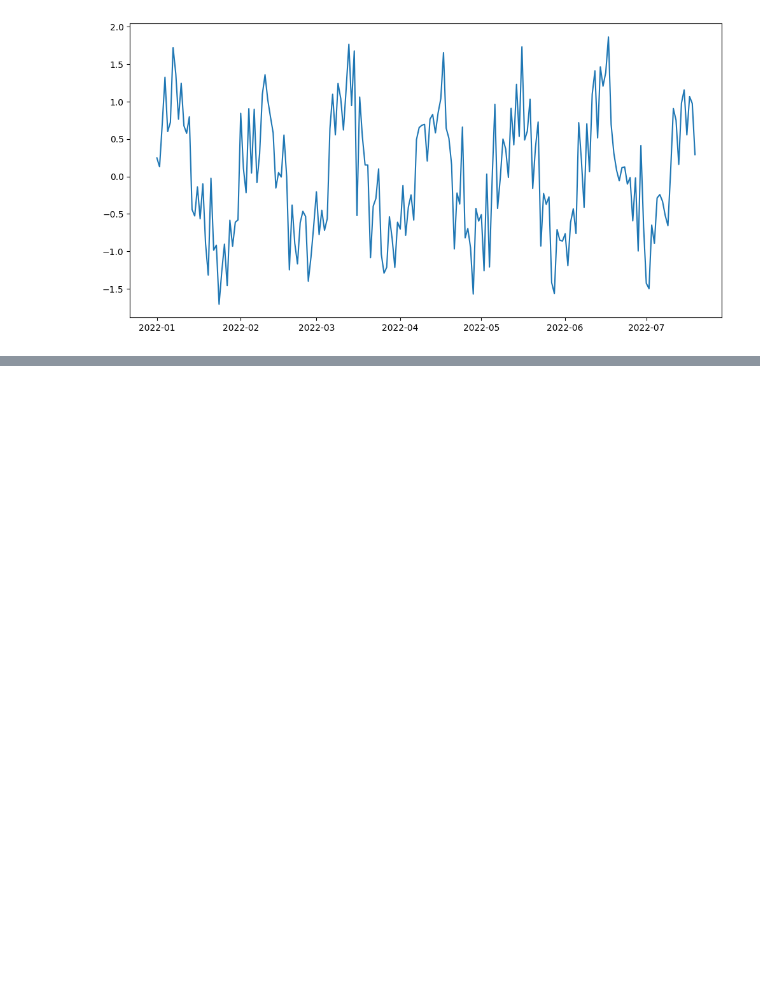
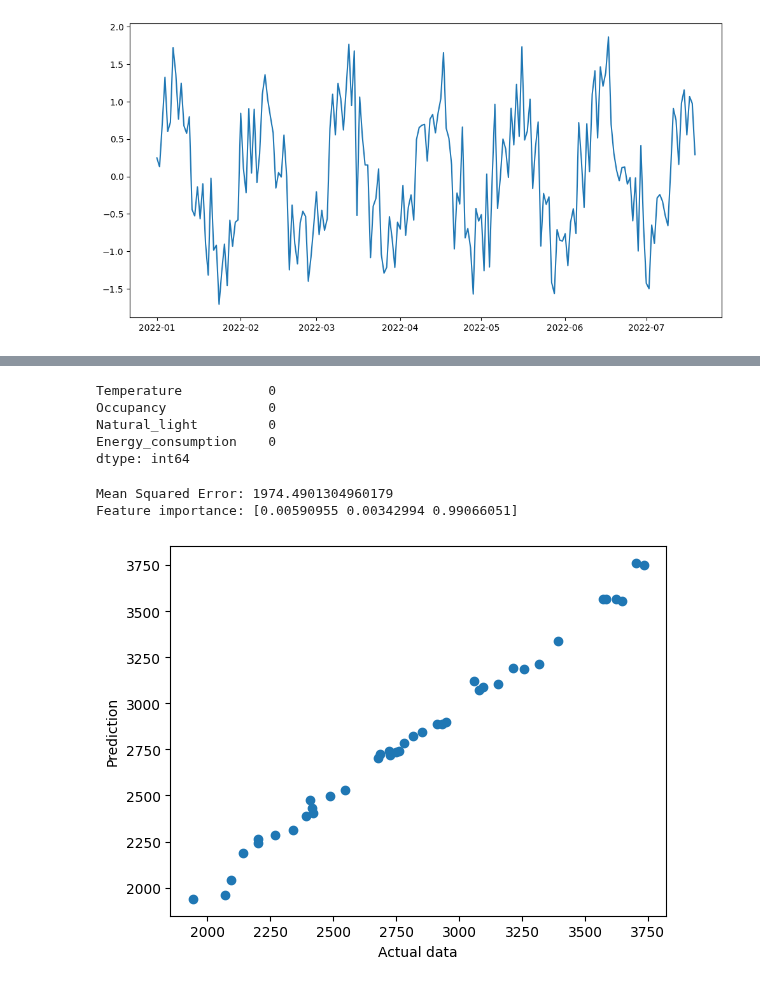
Before and after one commit to MrSimple07/MachineLearning_Practice, a Jupyter notebook: RandomML.ipynb, the cells around one changed output, grey strips where cells are left out. Drawn from its saved outputs; the diff is of its cells as text; code cells hidden in the pictures; blank space fills up the shorter version.

```diff
--- a/RandomML.ipynb
+++ b/RandomML.ipynb
@@ -281,0 +292,17 @@ plt.show()
+# %%
+np.random.seed(42)
+num_samples = 200
+
+temperature = np.random.normal(22,2, num_samples)
+occupancy = np.random.randint(0,2, num_samples)
+natural_light = np.random.normal(500,100, num_samples)
+energy_consumption = 100*occupancy + 10*temperature + 5*natural_light + np.random.normal(0,10, num_samples)
+
+df = pd.DataFrame({
+    'Temperature': temperature,
+    'Occupancy': occupancy,
+    'Natural_light': natural_light,
+    'Energy_consumption': energy_consumption
+})
+
+df.head()
@@ -281,0 +316,32 @@ plt.show()
+# %%
+df.isnull().sum()
+# %% [output]
+Temperature           0
+Occupancy             0
+Natural_light         0
+Energy_consumption    0
+dtype: int64
+# %%
+X = df.drop(['Energy_consumption'], axis =1)
+y = df['Energy_consumption']
+
+X_train, X_test, y_train, y_test = train_test_split(X,y, test_size = 0.2, random_state =42)
+
+model = RandomForestRegressor().fit(X_train, y_train)
+y_pred = model.predict(X_test)
+
+mse = mean_squared_error(y_test, y_pred)
+print(f'Mean Squared Error: {mse}')
+
+feature_importance = model.feature_importances_
+print(f'Feature importance: {feature_importance}')
+# %% [output]
+Mean Squared Error: 1974.4901304960179
+Feature importance: [0.00590955 0.00342994 0.99066051]
+# %%
+plt.scatter(y_test, y_pred)
+plt.xlabel('Actual data')
+plt.ylabel('Prediction')
+plt.show()
+# %% [output]
+[figure, added]
```
Also changed, not shown: parts of 3 cells of this notebook.
